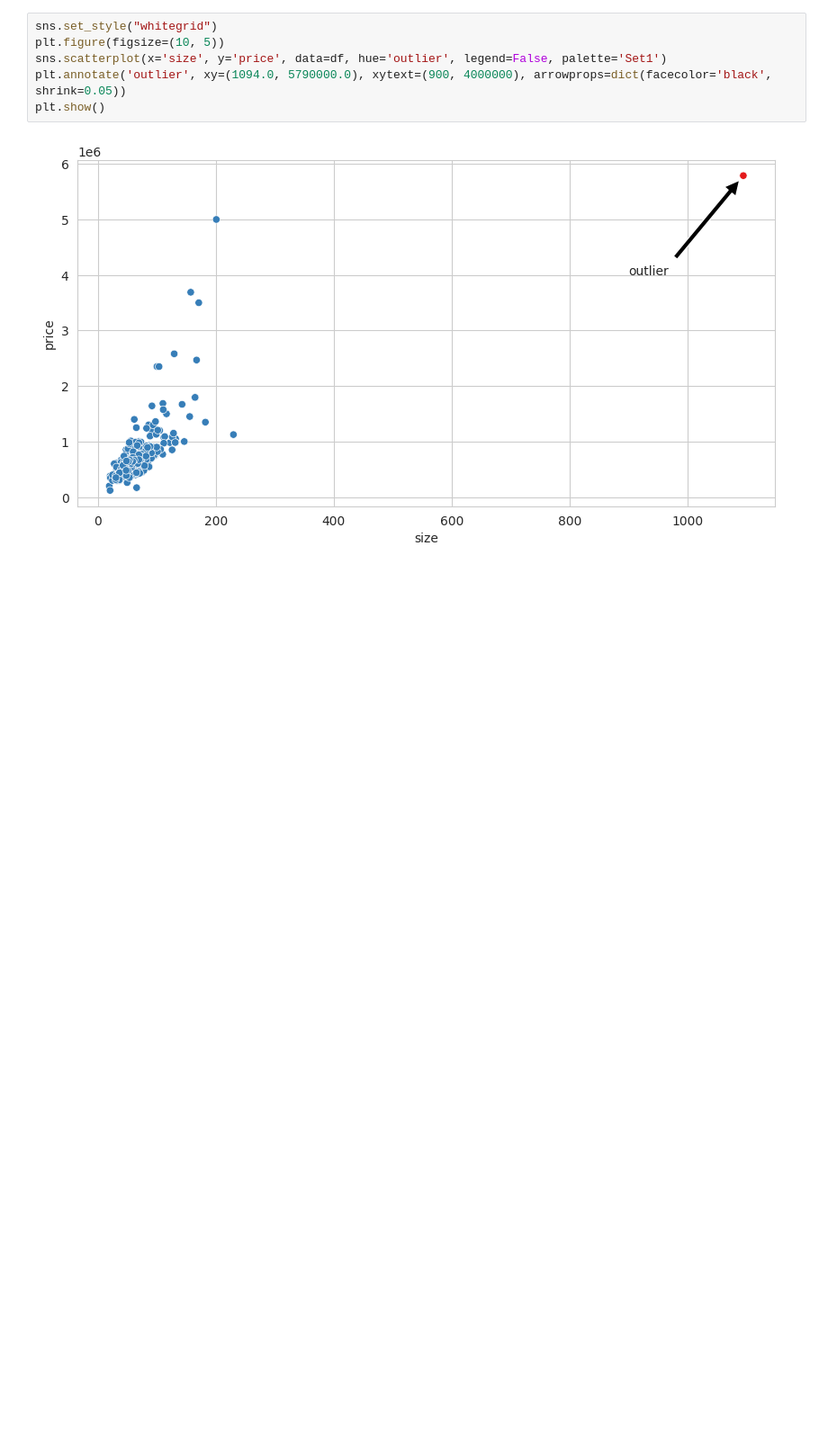
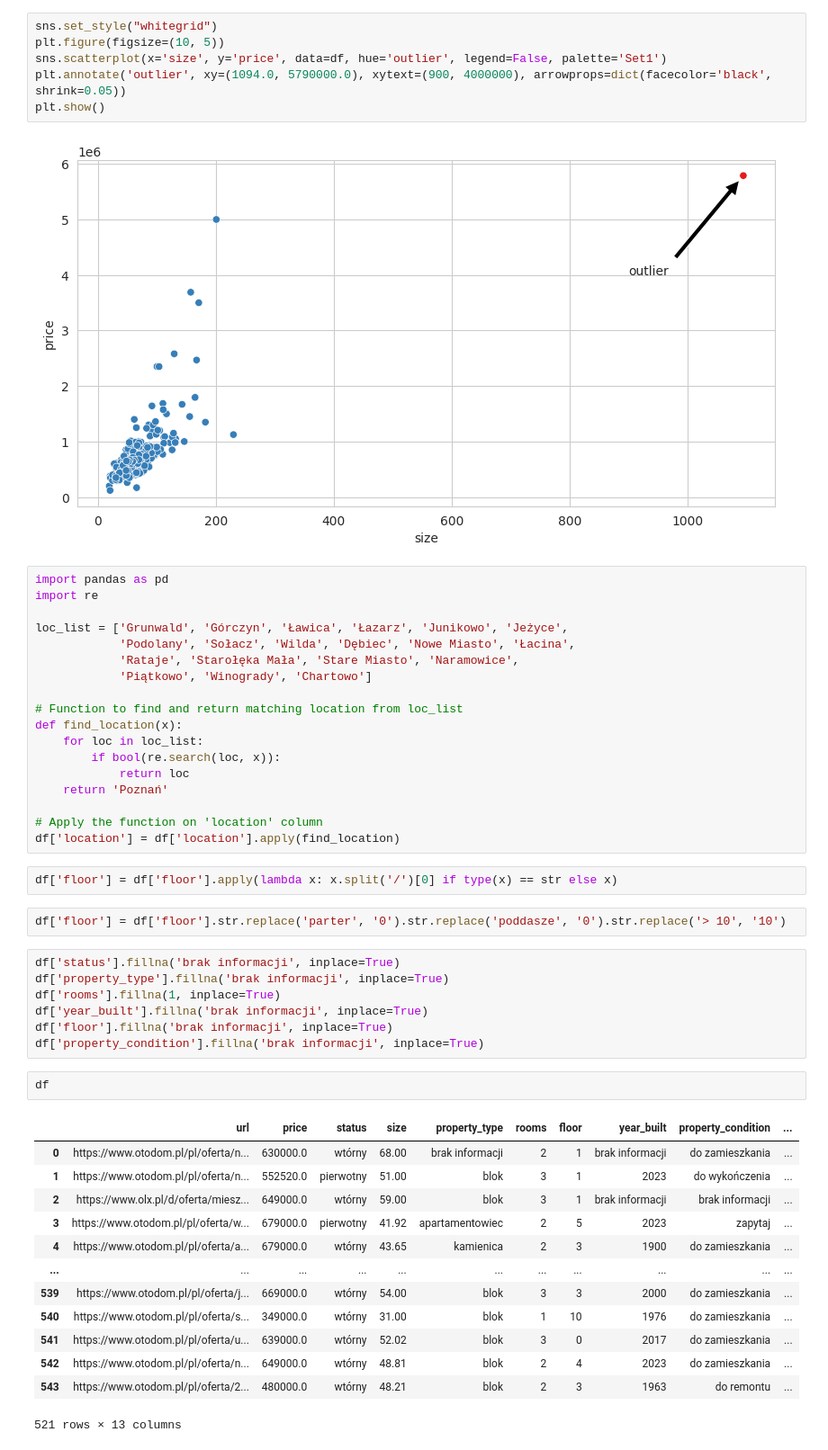
Before and after one commit to pdGruby/pricepy, a Jupyter notebook: ml_model/notebooks/initial_eda.ipynb, the cells around one changed output. Shown: that part at 90% size. Saved outputs shown, nothing was run; the diff lists cells and outputs as text; blank space fills up the shorter version.

```diff
--- a/ml_model/notebooks/initial_eda.ipynb
+++ b/ml_model/notebooks/initial_eda.ipynb
@@ -71,3 +66,48 @@ plt.annotate('outlier', xy=(1094.0, 5790000.0), xytext=(900, 4000000), arrowprop
 plt.show()
 # %% [output]
 [figure]
+# %%
+import pandas as pd
+import re
+
+loc_list = ['Grunwald', 'Górczyn', 'Ławica', 'Łazarz', 'Junikowo', 'Jeżyce',
+            'Podolany', 'Sołacz', 'Wilda', 'Dębiec', 'Nowe Miasto', 'Łacina',
+            'Rataje', 'Starołęka Mała', 'Stare Miasto', 'Naramowice',
+            'Piątkowo', 'Winogrady', 'Chartowo']
+
+# Function to find and return matching location from loc_list
+def find_location(x):
+    for loc in loc_list:
+        if bool(re.search(loc, x)):
+            return loc
+    return 'Poznań'
+
+# Apply the function on 'location' column
+df['location'] = df['location'].apply(find_location)
+# %%
+df['floor'] = df['floor'].apply(lambda x: x.split('/')[0] if type(x) == str else x)
+# %%
+df['floor'] = df['floor'].str.replace('parter', '0').str.replace('poddasze', '0').str.replace('> 10', '10')
+# %%
+df['status'].fillna('brak informacji', inplace=True)
+df['property_type'].fillna('brak informacji', inplace=True)
+df['rooms'].fillna(1, inplace=True)
+df['year_built'].fillna('brak informacji', inplace=True)
+df['floor'].fillna('brak informacji', inplace=True)
+df['property_condition'].fillna('brak informacji', inplace=True)
+# %%
+df
+# %% [output]
+|  | url | price | status | size | property_type | rooms | floor | year_built | property_condition | ... |
+| 0 | https://www.otodom.pl/pl/oferta/n... | 630000.0 | wtórny | 68.00 | brak informacji | 2 | 1 | brak informacji | do zamieszkania | ... |
+| 1 | https://www.otodom.pl/pl/oferta/n... | 552520.0 | pierwotny | 51.00 | blok | 3 | 1 | 2023 | do wykończenia | ... |
+| 2 | https://www.olx.pl/d/oferta/miesz... | 649000.0 | wtórny | 59.00 | blok | 3 | 1 | brak informacji | brak informacji | ... |
+| 3 | https://www.otodom.pl/pl/oferta/w... | 679000.0 | pierwotny | 41.92 | apartamentowiec | 2 | 5 | 2023 | zapytaj | ... |
+| 4 | https://www.otodom.pl/pl/oferta/a... | 679000.0 | wtórny | 43.65 | kamienica | 2 | 3 | 1900 | do zamieszkania | ... |
+| ... | ... | ... | ... | ... | ... | ... | ... | ... | ... | ... |
+| 539 | https://www.otodom.pl/pl/oferta/j... | 669000.0 | wtórny | 54.00 | blok | 3 | 3 | 2000 | do zamieszkania | ... |
+| 540 | https://www.otodom.pl/pl/oferta/s... | 349000.0 | wtórny | 31.00 | blok | 1 | 10 | 1976 | do zamieszkania | ... |
+| 541 | https://www.otodom.pl/pl/oferta/u... | 639000.0 | wtórny | 52.02 | blok | 3 | 0 | 2017 | do zamieszkania | ... |
+| 542 | https://www.otodom.pl/pl/oferta/n... | 649000.0 | wtórny | 48.81 | blok | 2 | 4 | 2023 | do zamieszkania | ... |
+| 543 | https://www.otodom.pl/pl/oferta/2... | 480000.0 | wtórny | 48.21 | blok | 2 | 3 | 1963 | do remontu | ... |
+521 rows × 13 columns
```
Also changed, not shown: parts of 4 cells of this notebook.
